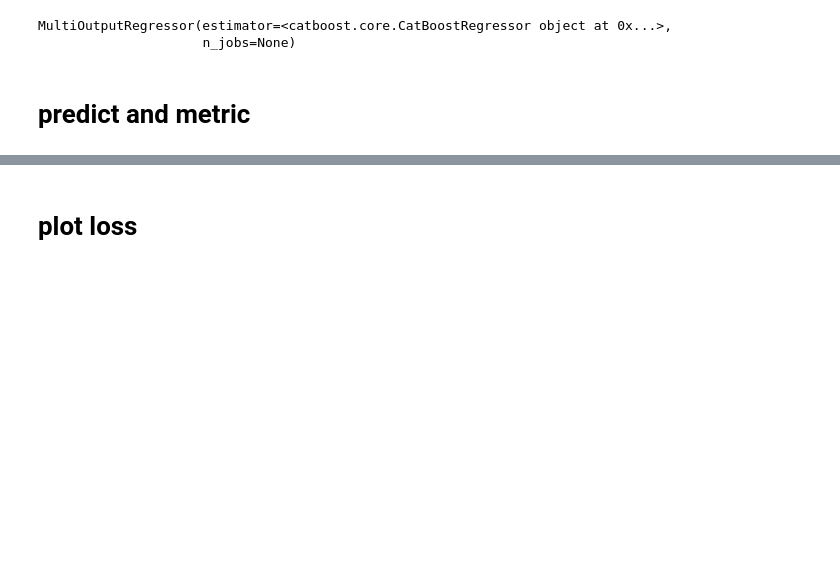
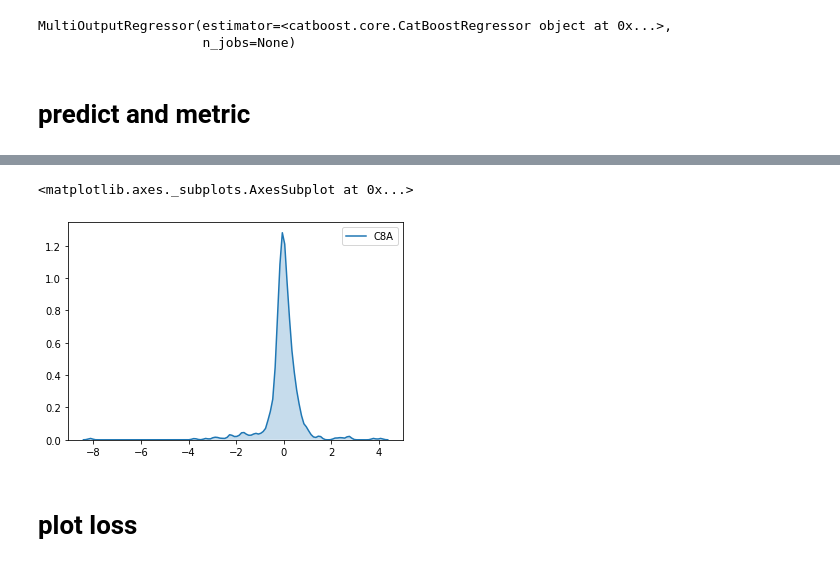
Before and after one commit to skywalker0803r/works, a Jupyter notebook: 加入IBP_EBP分析.ipynb, the cells around one changed output, grey strips where cells are left out. Saved outputs shown, nothing was run; the diff lists cells and outputs as text; code cells hidden in the pictures; blank space fills up the shorter version.

```diff
--- a/加入IBP_EBP分析.ipynb
+++ b/加入IBP_EBP分析.ipynb
@@ -238,2 +272,3 @@ res.style.background_gradient()
 # %%
 loss = np.sqrt(np.square(y_test-y_pred))
+residual = y_pred - y_test
@@ -239,0 +277,6 @@ loss = np.sqrt(np.square(y_test-y_pred))
+# %%
+y_name = 'C8A'
+plot_data = X_test[features].join(y_test[y_columns])
+plot_data['index'] = plot_data.index
+plot_data['residual'] = residual[y_name]
+hover_data = plot_data.columns.tolist()
@@ -240,3 +287,8 @@ loss = np.sqrt(np.square(y_test-y_pred))
+# %%
+sns.kdeplot(residual[y_name],shade=True)
+# %% [output]
+<matplotlib.axes._subplots.AxesSubplot at 0x...>
+[figure, added]
 # %% [markdown]
 # plot loss
 # %%
```
Also changed, not shown: parts of 17 cells of this notebook.
